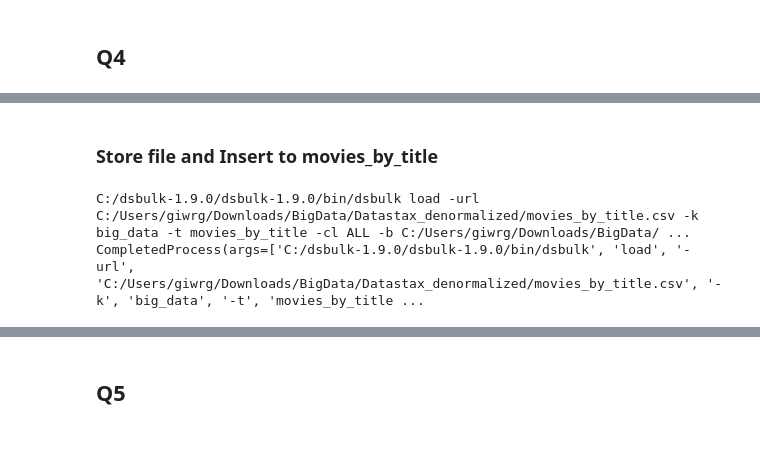
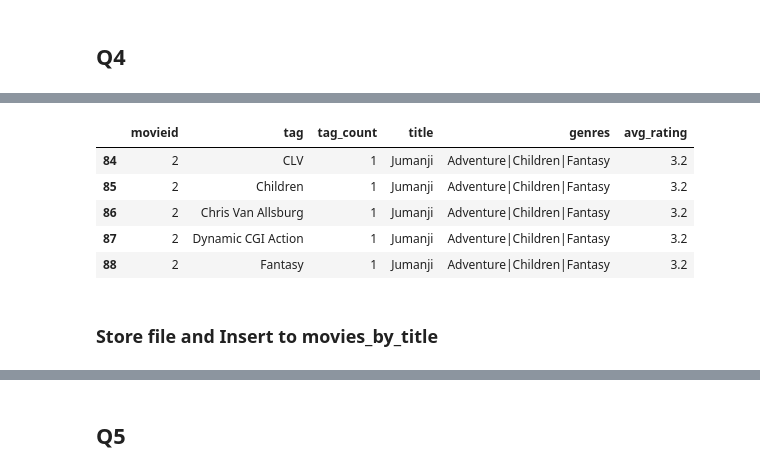
Before and after one commit to gkontogiannhs/Big-Data-Cassandra-Python, a Jupyter notebook: cassandra.ipynb, the cells around one changed output, grey strips where cells are left out. Saved outputs shown, nothing was run; the diff lists cells and outputs as text; code cells hidden in the pictures; blank space fills up the shorter version.

```diff
--- a/cassandra.ipynb
+++ b/cassandra.ipynb
@@ -287,11 +292,17 @@ movie_info_by_title.head()
+# %%
+movie_info_by_title[movie_info_by_title['title'] == 'Jumanji'].head()
+# %% [output]
+|  | movieid | tag | tag_count | title | genres | avg_rating |
+| 84 | 2 | CLV | 1 | Jumanji | Adventure|Children|Fantasy | 3.2 |
+| 85 | 2 | Children | 1 | Jumanji | Adventure|Children|Fantasy | 3.2 |
+| 86 | 2 | Chris Van Allsburg | 1 | Jumanji | Adventure|Children|Fantasy | 3.2 |
+| 87 | 2 | Dynamic CGI Action | 1 | Jumanji | Adventure|Children|Fantasy | 3.2 |
+| 88 | 2 | Fantasy | 1 | Jumanji | Adventure|Children|Fantasy | 3.2 |
 # %% [markdown]
 ### Store file and Insert to movies_by_title
 # %%
 # store to csv
-movie_info_by_title.to_csv(deromalized_path + 'movie_info_by_title.csv', index=0)
-upload_data_to_cassandra(keyspace, 'movie_info_by_title', 'movie_info_by_title.csv', client_id, client_secret)
+# movie_info_by_title.to_csv(deromalized_path + 'movie_info_by_title.csv', index=0)
+# upload_data_to_cassandra(keyspace, 'movie_info_by_title', 'movie_info_by_title.csv', client_id, client_secret)
-# %% [output]
-C:/dsbulk-1.9.0/dsbulk-1.9.0/bin/dsbulk load -url C:/Users/giwrg/Downloads/BigData/Datastax_denormalized/movies_by_title.csv -k big_data -t movies_by_title -cl ALL -b C:/Users/giwrg/Downloads/BigData/ ...
-CompletedProcess(args=['C:/dsbulk-1.9.0/dsbulk-1.9.0/bin/dsbulk', 'load', '-url', 'C:/Users/giwrg/Downloads/BigData/Datastax_denormalized/movies_by_title.csv', '-k', 'big_data', '-t', 'movies_by_title ...
 # %%
 def select_from_movies_by_title(session, title):
```
Also changed, not shown: parts of 23 cells of this notebook.
